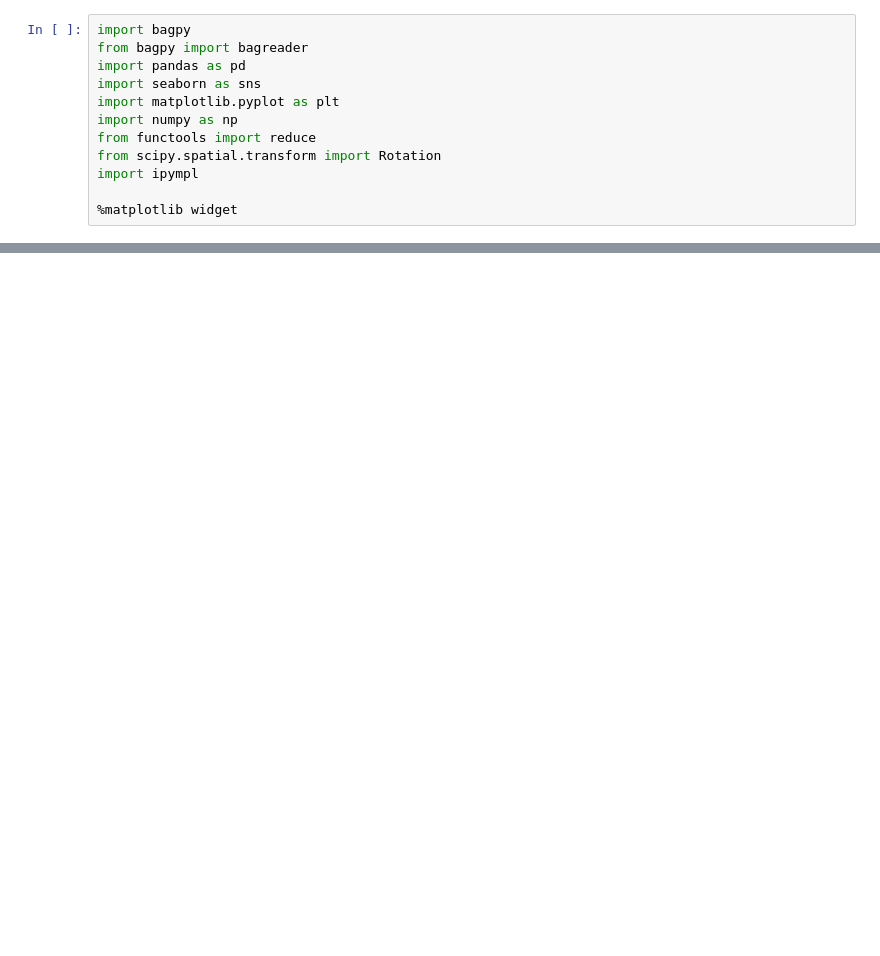
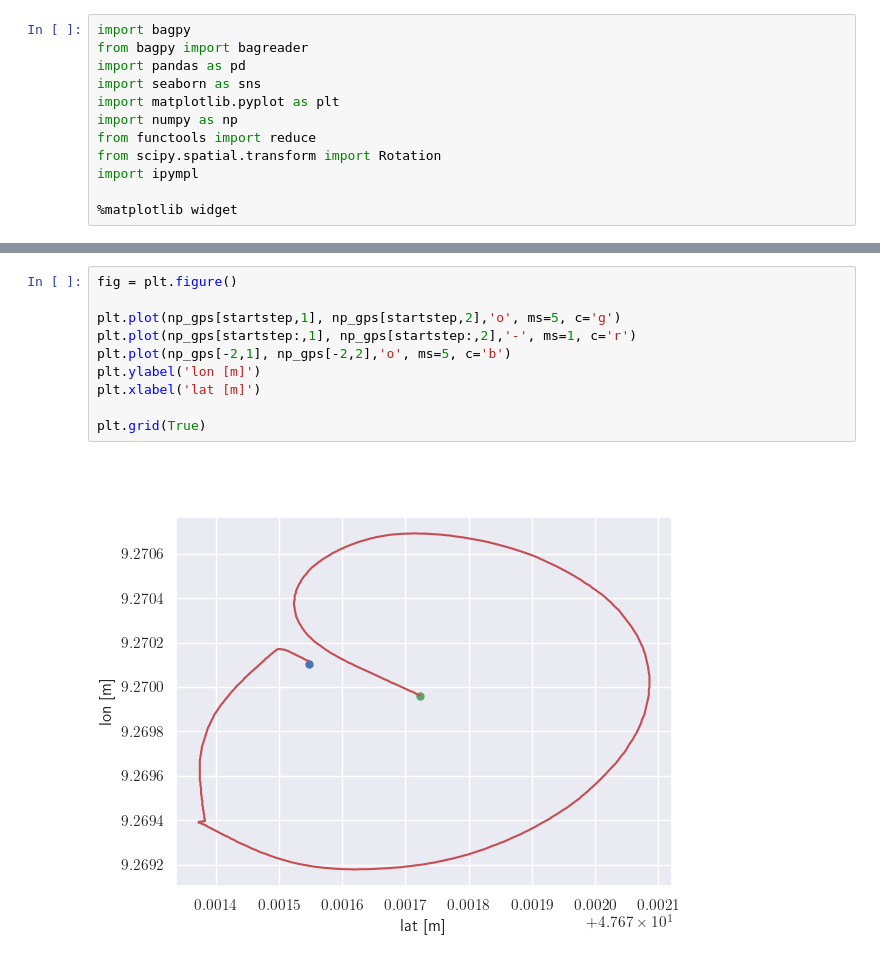
Before and after one commit to simenallum/msc_thesis, a Jupyter notebook: offline_utils/bagfile_creation/analyse_test_data_bags.ipynb, the cells around one changed output, grey strips where cells are left out. Drawn from its saved outputs; the diff is of its cells as text; blank space fills up the shorter version.

```diff
--- a/offline_utils/bagfile_creation/analyse_test_data_bags.ipynb
+++ b/offline_utils/bagfile_creation/analyse_test_data_bags.ipynb
@@ -132,0 +185,12 @@ df_gimbal_heading
+# %%
+fig = plt.figure()
+
+plt.plot(np_gps[startstep,1], np_gps[startstep,2],'o', ms=5, c='g')
+plt.plot(np_gps[startstep:,1], np_gps[startstep:,2],'-', ms=1, c='r')
+plt.plot(np_gps[-2,1], np_gps[-2,2],'o', ms=5, c='b')
+plt.ylabel('lon [m]')
+plt.xlabel('lat [m]')
+
+plt.grid(True)
+# %% [output]
+[figure, added]
```
Also changed, not shown: parts of 11 cells of this notebook, 5 other files.
